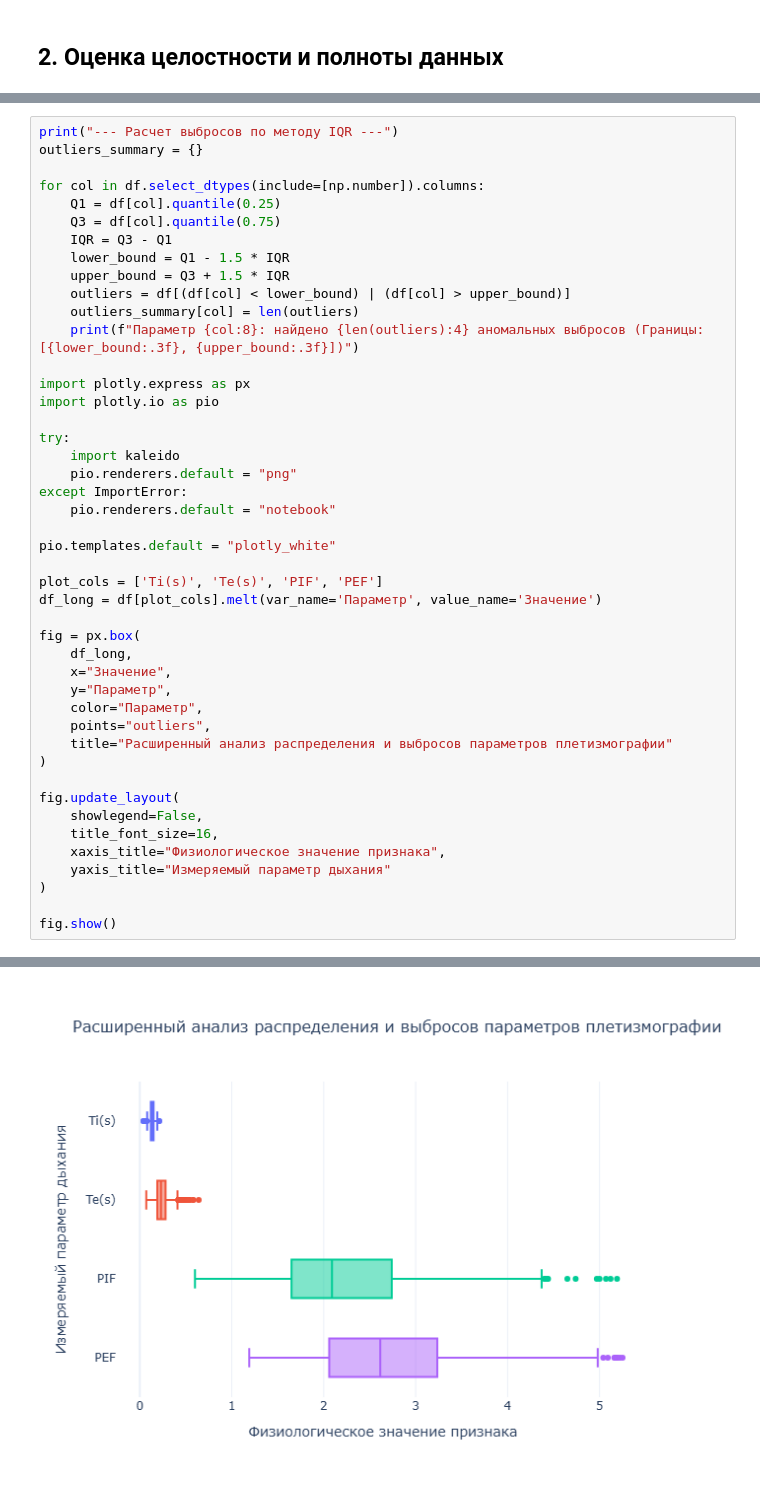
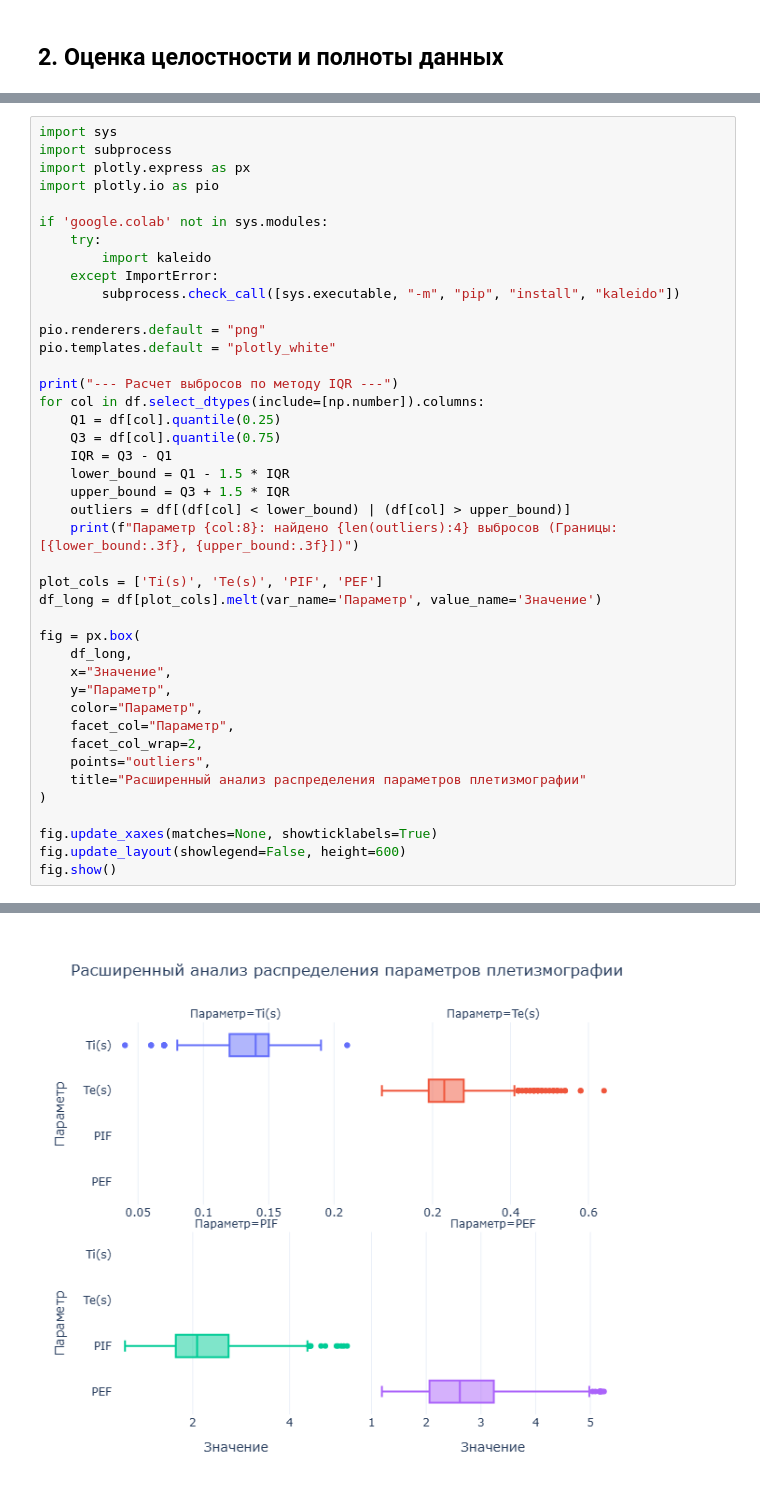
Before and after one commit to vibekila/Data-Management-Engineering, a Jupyter notebook: notebooks/EDA.ipynb, the cells around one changed output, grey strips where cells are left out. Drawn from its saved outputs; the diff is of its cells as text.

```diff
--- a/notebooks/EDA.ipynb
+++ b/notebooks/EDA.ipynb
@@ -104,7 +108,19 @@ display(stats)
 # %%
+import sys
+import subprocess
+import plotly.express as px
+import plotly.io as pio
+
+if 'google.colab' not in sys.modules:
+    try:
+        import kaleido
+    except ImportError:
+        subprocess.check_call([sys.executable, "-m", "pip", "install", "kaleido"])
+
+pio.renderers.default = "png"
+pio.templates.default = "plotly_white"
+
 print("--- Расчет выбросов по методу IQR ---")
-outliers_summary = {}
-
 for col in df.select_dtypes(include=[np.number]).columns:
     Q1 = df[col].quantile(0.25)
     Q3 = df[col].quantile(0.75)
@@ -112,19 +128,7 @@ for col in df.select_dtypes(include=[np.number]).columns:
     lower_bound = Q1 - 1.5 * IQR
     upper_bound = Q3 + 1.5 * IQR
     outliers = df[(df[col] < lower_bound) | (df[col] > upper_bound)]
-    outliers_summary[col] = len(outliers)
-    print(f"Параметр {col:8}: найдено {len(outliers):4} аномальных выбросов (Границы: [{lower_bound:.3f}, {upper_bound:.3f}])")
-
-import plotly.express as px
-import plotly.io as pio
-
-try:
-    import kaleido
-    pio.renderers.default = "png"
-except ImportError:
-    pio.renderers.default = "notebook"
-
-pio.templates.default = "plotly_white"
+    print(f"Параметр {col:8}: найдено {len(outliers):4} выбросов (Границы: [{lower_bound:.3f}, {upper_bound:.3f}])")
 
 plot_cols = ['Ti(s)', 'Te(s)', 'PIF', 'PEF']
 df_long = df[plot_cols].melt(var_name='Параметр', value_name='Значение')
@@ -134,17 +138,14 @@ fig = px.box(
     x="Значение",
     y="Параметр",
     color="Параметр",
+    facet_col="Параметр",
+    facet_col_wrap=2,
     points="outliers",
-    title="Расширенный анализ распределения и выбросов параметров плетизмографии"
+    title="Расширенный анализ распределения параметров плетизмографии"
 )
 
-fig.update_layout(
-    showlegend=False,
-    title_font_size=16,
-    xaxis_title="Физиологическое значение признака",
-    yaxis_title="Измеряемый параметр дыхания"
-)
-
+fig.update_xaxes(matches=None, showticklabels=True)
+fig.update_layout(showlegend=False, height=600)
 fig.show()
 # %% [output]
 --- Расчет выбросов по методу IQR ---
@@ -166 +167 @@ fig.show()
-[figure, old version]
+[figure, new version]
```
Also changed, not shown: parts of 17 cells of this notebook.
